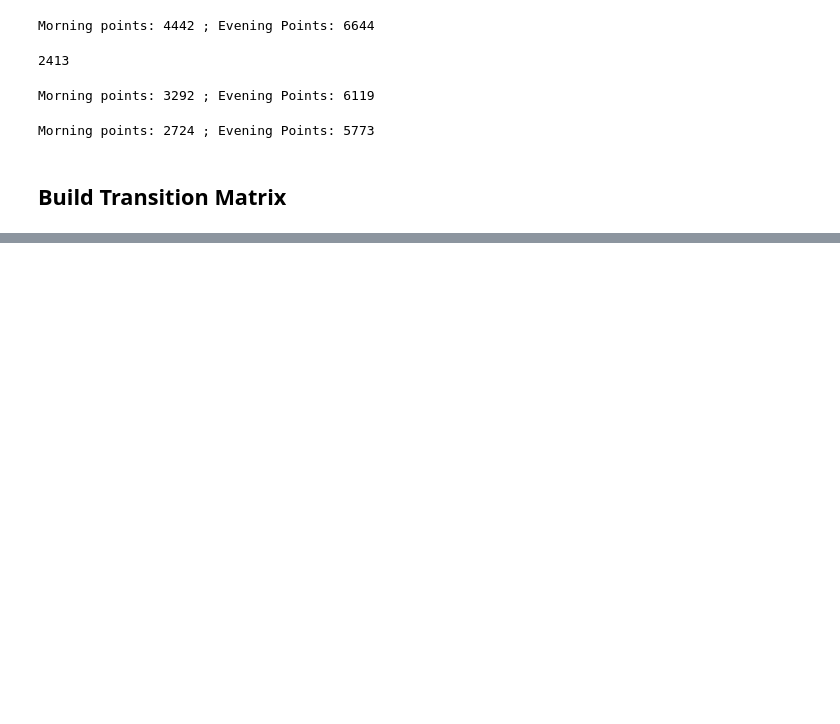
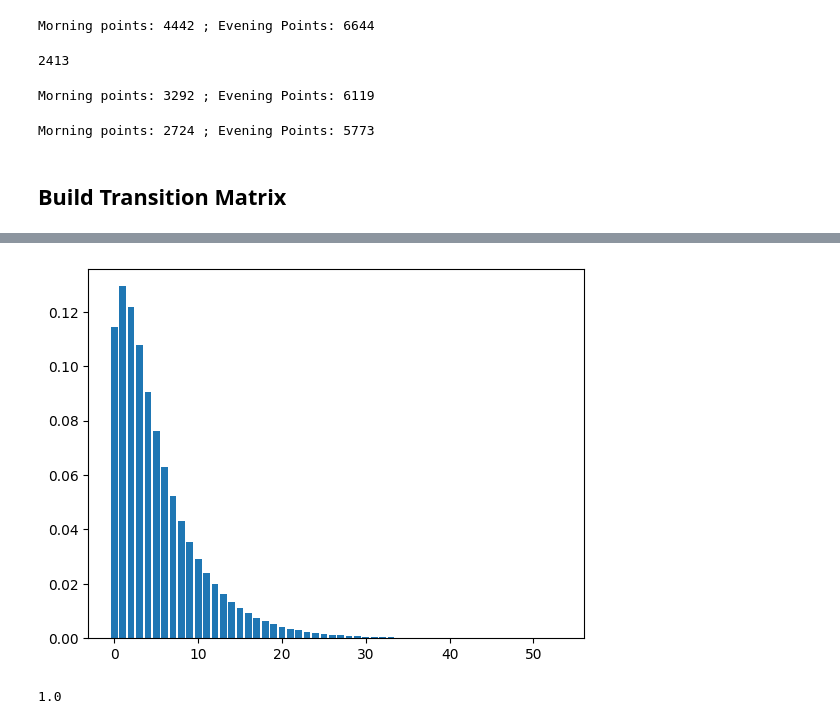
Before and after one commit to bwoody13/nyc-citibike-markovchain, a Jupyter notebook: project.ipynb, the cells around one changed output, grey strips where cells are left out. Saved outputs shown, nothing was run; the diff lists cells and outputs as text; code cells hidden in the pictures; blank space fills up the shorter version.

```diff
--- a/project.ipynb
+++ b/project.ipynb
@@ -388,0 +416,21 @@ array([[0.46690734, 0.30806258, 0.13357401, ..., 0.        , 0.        ,
+# %%
+def get_stationary_distribution(P):
+    n = P.shape[0]
+
+    # Transpose since each pi will appear once in each column of P (go down column)
+    # Thus transposing assigns each pi to a column (which can be used for lin solve)
+    A = P.T
+    # Subtract identity matrix since pi*P = pi, meaning that first row equal to pi_0, etc.
+    A = A - np.eye(n)
+
+    # To add equation that all must sum to 1
+    A[-1, :] = 1
+
+    # Add RHS (all pi equations sum to 0 and last row sums to 1)
+    b = np.zeros(n)
+    b[-1] = 1
+
+    return np.linalg.solve(A, b)
+# %%
+pi_s1_m = get_stationary_distribution(P_s1_m)
+pi_s1_m
@@ -388,0 +452,9 @@ array([[0.46690734, 0.30806258, 0.13357401, ..., 0.        , 0.        ,
+# %%
+plt.bar(range(len(pi_s1_m)), pi_s1_m)
+plt.show()
+# %% [output]
+[figure, added]
+# %%
+np.sum(pi_s1_m)
+# %% [output]
+1.0
```
Also changed, not shown: parts of 15 cells of this notebook.
